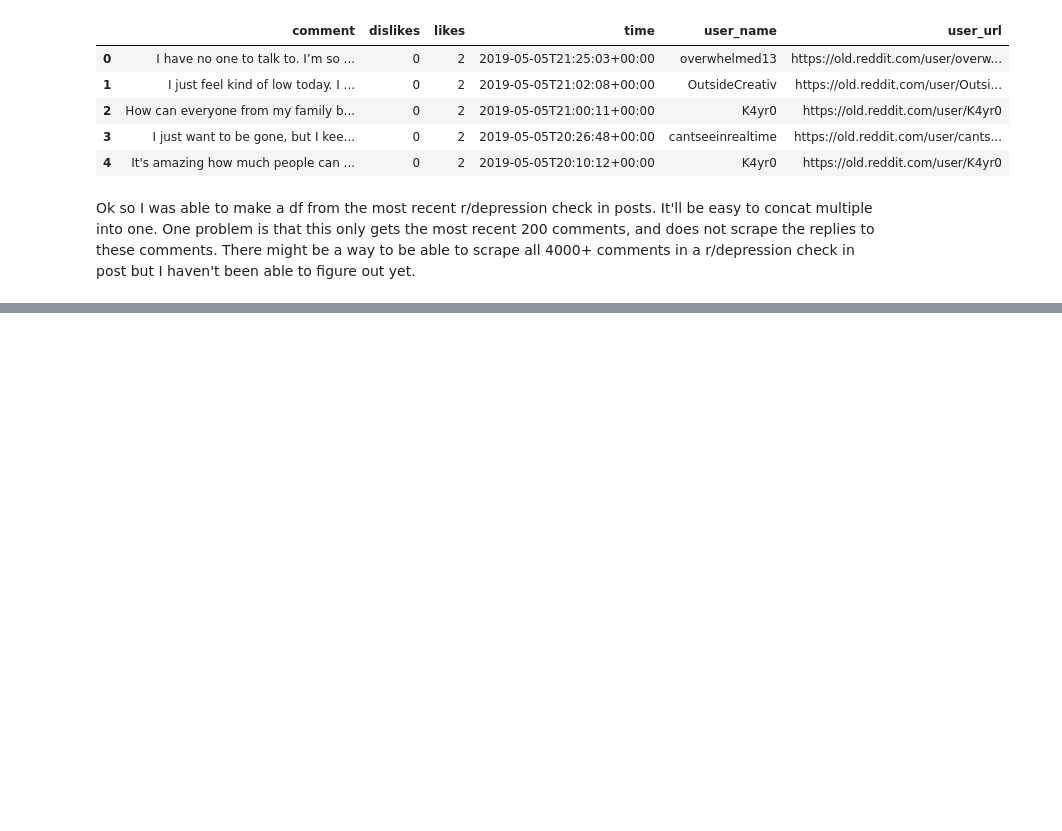
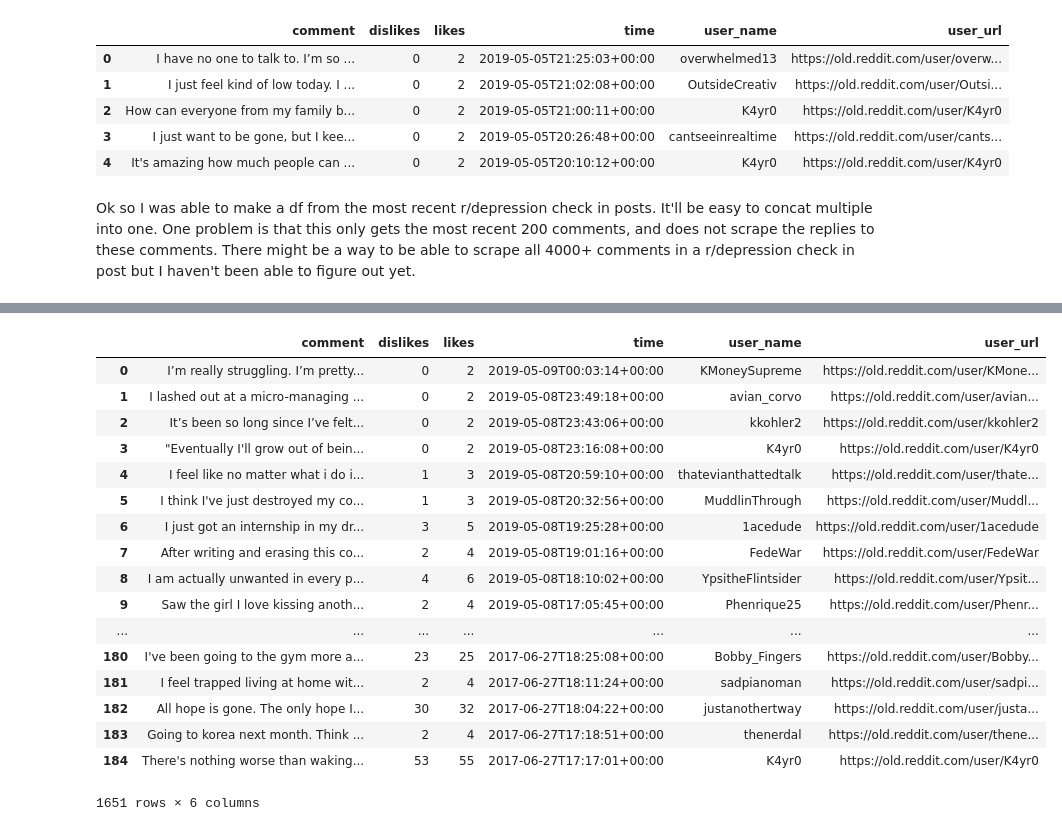
Before and after one commit to andy-alba/Analyzing-Mental-Health-in-America, a Jupyter notebook: AndyA_Analysis.ipynb, the cells around one changed output, grey strips where cells are left out. Cells and saved outputs as stored; diff of their text form; code cells hidden in the pictures; blank space fills up the shorter version.

```diff
--- a/AndyA_Analysis.ipynb
+++ b/AndyA_Analysis.ipynb
@@ -503,8 +503,7 @@ df.head(5)
 | 4 | It's amazing how much people can ... | 0 | 2 | 2019-05-05T20:10:12+00:00 | K4yr0 | https://old.reddit.com/user/K4yr0 |
 # %%
 def df_from_url(url):
-    response = requests.get("https://old.reddit.com/r/depression/comments/anh7tv/regular_checkin_post/?limit=500",
-                        headers = {'User-agent': 'your bot 0.1'})
+    response = requests.get(url, headers = {'User-agent': 'your bot 0.1'})
     response.raise_for_status
     html = lx.fromstring(response.text)
     comment_block = html.xpath("//div[@class = 'sitetable nestedlisting']")[0]
@@ -514,7 +513,7 @@ def df_from_url(url):
 
     return df
 # %%
-depression_checkin_urls_recent = [
+urls = [
     'https://old.reddit.com/r/depression/comments/anh7tv/regular_checkin_post/',
     'https://old.reddit.com/r/depression/comments/95ezhs/regular_checkin_post/',
     'https://old.reddit.com/r/depression/comments/6swsuk/regular_checkin_and_some_info_about_highrisk_posts/',
@@ -524,13 +523,7 @@ depression_checkin_urls_recent = [
     'https://old.reddit.com/r/depression/comments/6ju4xs/lets_check_in_tell_us_how_youre_doing_share_an/'
 ]
 
-depression_checkin_urls_top =  [url + '?sort=top' for url in depression_checkin_urls_recent]
+urls_new = [url + '?limit=500' for url in urls]
+urls_top =  [url + '?sort=top&limit=500' for url in urls]
 # %% [markdown]
 Ok so I was able to make a df from the most recent r/depression check in posts. It'll be easy to concat multiple into one. One problem is that this only gets the most recent 200 comments, and does not scrape the replies to these comments. There might be a way to be able to scrape all 4000+ comments in a r/depression check in post but I haven't been able to figure out yet.
-# %%
-df = df_from_url(depression_checkin_urls_recent[0])
-for url in depression_checkin_urls_recent[1:]:
-    temp = df_from_url(url)
-    df = pd.concat([df, temp])
-
-df.tail(5)
@@ -553,0 +550,31 @@ depression_checkin_urls_top
+# %%
+df_new = df_from_url(urls_new[0])
+for url in urls_new[1:]:
+    temp = df_from_url(url)
+    df_new = pd.concat([df_new, temp])
+
+df_top = df_from_url(urls_top[0])
+for url in urls_top[1:]:
+    temp = df_from_url(url)
+    df_top = pd.concat([df_top, temp])
+# %%
+df_new
+# %% [output]
+|  | comment | dislikes | likes | time | user_name | user_url |
+| 0 | I’m really struggling. I’m pretty... | 0 | 2 | 2019-05-09T00:03:14+00:00 | KMoneySupreme | https://old.reddit.com/user/KMone... |
+| 1 | I lashed out at a micro-managing ... | 0 | 2 | 2019-05-08T23:49:18+00:00 | avian_corvo | https://old.reddit.com/user/avian... |
+| 2 | It’s been so long since I’ve felt... | 0 | 2 | 2019-05-08T23:43:06+00:00 | kkohler2 | https://old.reddit.com/user/kkohler2 |
+| 3 | "Eventually I'll grow out of bein... | 0 | 2 | 2019-05-08T23:16:08+00:00 | K4yr0 | https://old.reddit.com/user/K4yr0 |
+| 4 | I feel like no matter what i do i... | 1 | 3 | 2019-05-08T20:59:10+00:00 | thatevianthattedtalk | https://old.reddit.com/user/thate... |
+| 5 | I think I've just destroyed my co... | 1 | 3 | 2019-05-08T20:32:56+00:00 | MuddlinThrough | https://old.reddit.com/user/Muddl... |
+| 6 | I just got an internship in my dr... | 3 | 5 | 2019-05-08T19:25:28+00:00 | 1acedude | https://old.reddit.com/user/1acedude |
+| 7 | After writing and erasing this co... | 2 | 4 | 2019-05-08T19:01:16+00:00 | FedeWar | https://old.reddit.com/user/FedeWar |
+| 8 | I am actually unwanted in every p... | 4 | 6 | 2019-05-08T18:10:02+00:00 | YpsitheFlintsider | https://old.reddit.com/user/Ypsit... |
+| 9 | Saw the girl I love kissing anoth... | 2 | 4 | 2019-05-08T17:05:45+00:00 | Phenrique25 | https://old.reddit.com/user/Phenr... |
+| ... | ... | ... | ... | ... | ... | ... |
+| 180 | I've been going to the gym more a... | 23 | 25 | 2017-06-27T18:25:08+00:00 | Bobby_Fingers | https://old.reddit.com/user/Bobby... |
+| 181 | I feel trapped living at home wit... | 2 | 4 | 2017-06-27T18:11:24+00:00 | sadpianoman | https://old.reddit.com/user/sadpi... |
+| 182 | All hope is gone. The only hope I... | 30 | 32 | 2017-06-27T18:04:22+00:00 | justanothertway | https://old.reddit.com/user/justa... |
+| 183 | Going to korea next month. Think ... | 2 | 4 | 2017-06-27T17:18:51+00:00 | thenerdal | https://old.reddit.com/user/thene... |
+| 184 | There's nothing worse than waking... | 53 | 55 | 2017-06-27T17:17:01+00:00 | K4yr0 | https://old.reddit.com/user/K4yr0 |
+1651 rows × 6 columns
```
Also changed, not shown: parts of 7 cells of this notebook.
